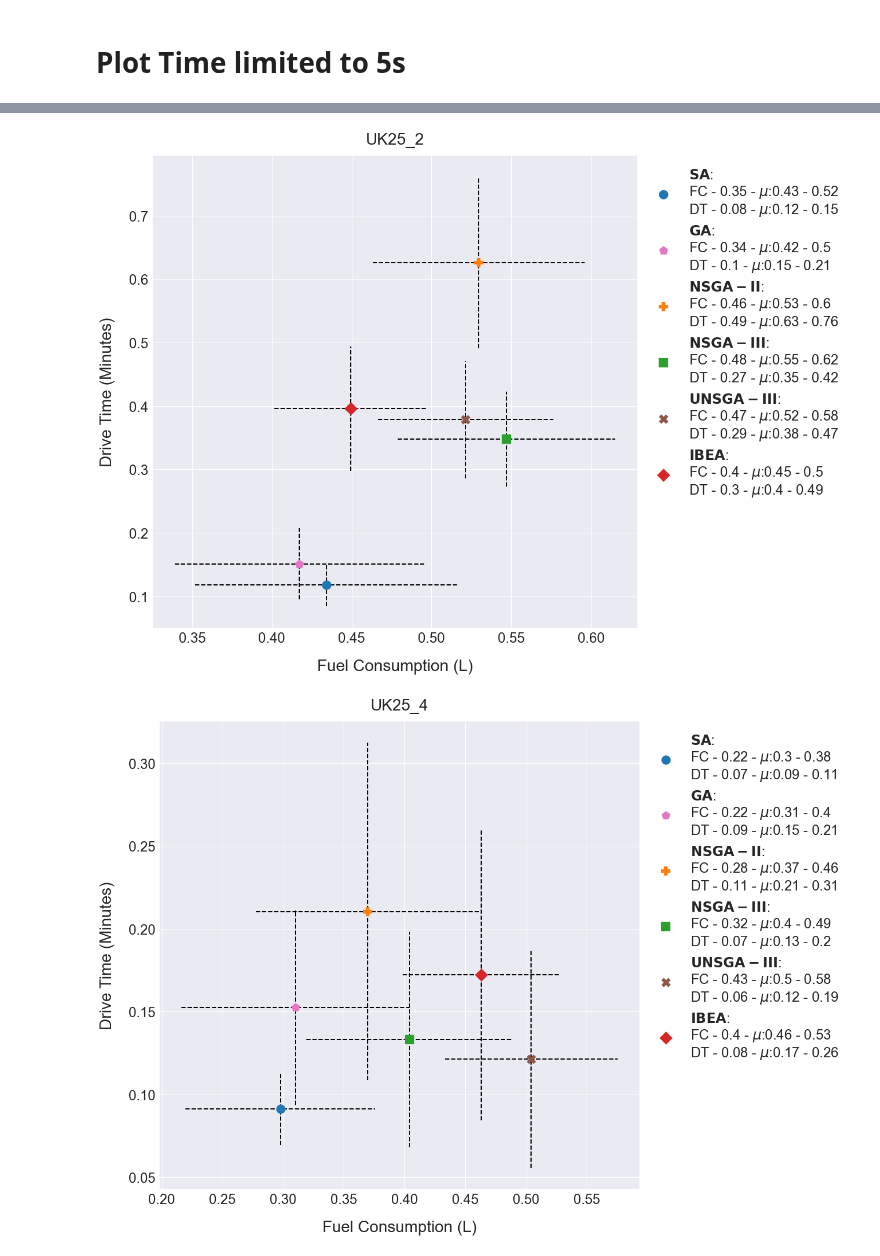
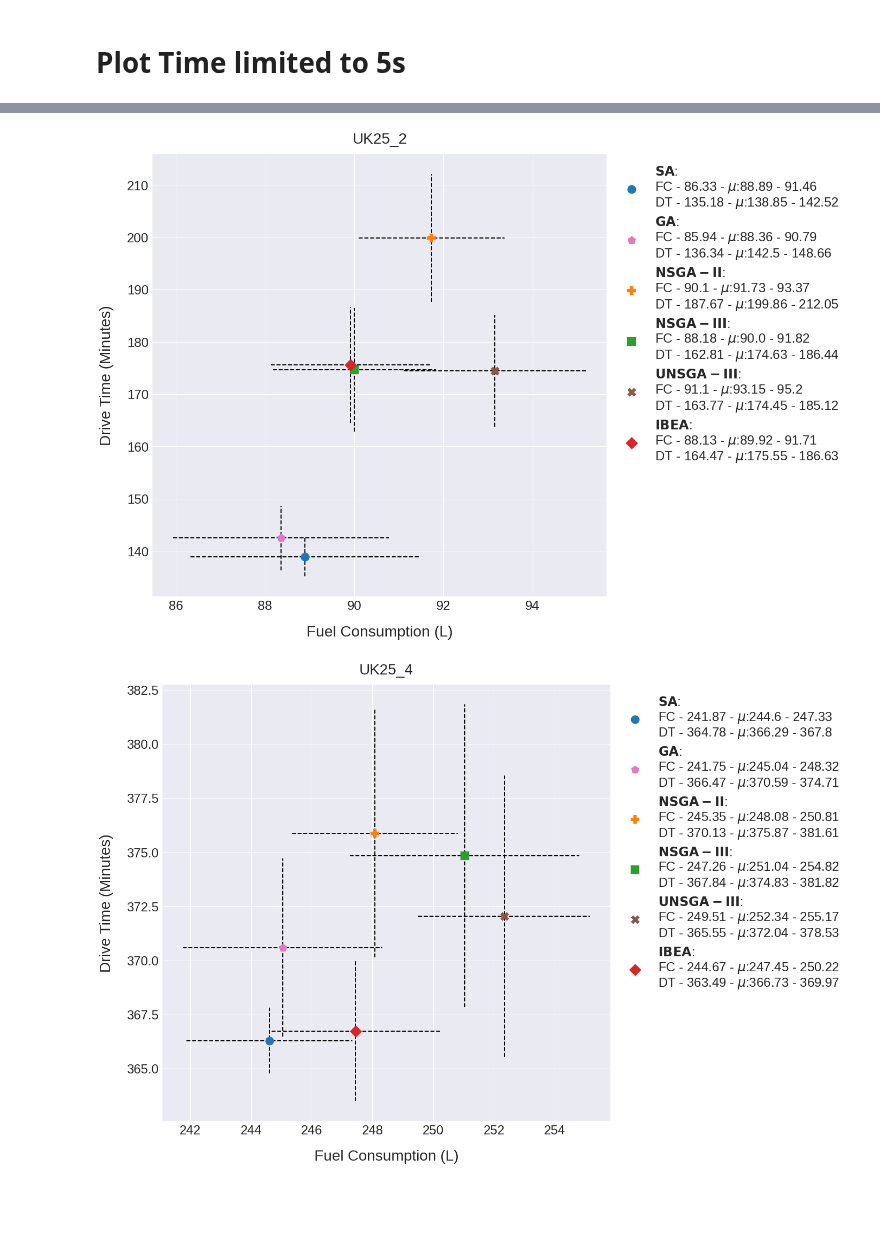
Before and after one commit to kallekj/Explorer, a Jupyter notebook: src/Generate_2dPlots.ipynb, the cells around one changed output, grey strips where cells are left out. Drawn from its saved outputs; the diff is of its cells as text; code cells hidden in the pictures; blank space fills up the shorter version.

```diff
--- a/src/Generate_2dPlots.ipynb
+++ b/src/Generate_2dPlots.ipynb
@@ -295,20 +297,28 @@ Time:  1.888540877000196
 import time
 start_time = time.monotonic()
 print("SA")
-SA_data_evaluation_limited = combine_datasets("SA", "parameter_data/reruns/").mean()
-#SA_data_evaluation_limited = SA_data_evaluation_limited.where(SA_data_evaluation_limited["Parameter Group"] == 4).dropna().mean()
+SA_data_evaluation_limited = combine_datasets("SA", "parameter_data/reruns/")
+#SA_data_evaluation_limited = SA_data_evaluation_limited.where(SA_data_evaluation_limited["Parameter Group"] == 4).dropna()
 print("GA")
-GA_data_evaluation_limited = combine_datasets("GA", "parameter_data/reruns/").mean()
-#GA_data_evaluation_limited = GA_data_evaluation_limited.where(GA_data_evaluation_limited["Parameter Group"] == 38).dropna().mean()
+GA_data_evaluation_limited = combine_datasets("GA", "parameter_data/reruns/")
+#GA_data_evaluation_limited = GA_data_evaluation_limited.where(GA_data_evaluation_limited["Parameter Group"] == 38).dropna()
 print("NSGA2")
-NSGA2_data_evaluation_limited = combine_datasets("NSGA2", "parameter_data/reruns/").mean()
+NSGA2_data_evaluation_limited = combine_datasets("NSGA2", "parameter_data/reruns2/")
 print("NSGA3")
-NSGA3_data_evaluation_limited = combine_datasets("NSGA3", "parameter_data/reruns/").mean()
+NSGA3_data_evaluation_limited = combine_datasets("NSGA3", "parameter_data/reruns2/")
 print("UNSGA3")
-UNSGA3_data_evaluation_limited = combine_datasets("UNSGA3", "parameter_data/reruns/").mean()
+UNSGA3_data_evaluation_limited = combine_datasets("UNSGA3", "parameter_data/reruns2/")
 print("IBEA")
-IBEA_data_evaluation_limited = combine_datasets("IBEA", "parameter_data/reruns/").mean()
-
+IBEA_data_evaluation_limited = combine_datasets("IBEA", "parameter_data/reruns2/")
+add_minmax_fuel_drivetime_columns([SA_data_evaluation_limited,GA_data_evaluation_limited,
+                                   NSGA2_data_evaluation_limited,NSGA3_data_evaluation_limited,
+                                   UNSGA3_data_evaluation_limited,IBEA_data_evaluation_limited])
+SA_data_evaluation_limited = SA_data_evaluation_limited.mean()
+GA_data_evaluation_limited = GA_data_evaluation_limited.mean()
+NSGA2_data_evaluation_limited = NSGA2_data_evaluation_limited.mean()
+NSGA3_data_evaluation_limited = NSGA3_data_evaluation_limited.mean()
+UNSGA3_data_evaluation_limited = UNSGA3_data_evaluation_limited.mean()
+IBEA_data_evaluation_limited = IBEA_data_evaluation_limited.mean()
 print("Time: ", time.monotonic() - start_time)
 # %% [output]
 SA
@@ -349,38 +357,37 @@ plt.show()
 # %%
-for dataset in ["UK25_2", "UK25_4", "UK25_8", "UK50_1", "UK50_2", "UK50_4", "UK75_1", "UK75_3", "UK75_6"]:
+for dataset in ["UK25_2", "UK25_4", "UK25_8", "UK50_1", "UK50_2", "UK50_4", "UK75_1","UK75_3","UK75_6"]:
     SA_data_evaluation_limited_unique = combine_datasets("SA", "parameter_data/reruns/", dataset)
     #SA_data_evaluation_limited = SA_data_evaluation_limited.where(SA_data_evaluation_limited["Parameter Group"] == 4).dropna().mean()
     GA_data_evaluation_limited_unique = combine_datasets("GA", "parameter_data/reruns/", dataset)
-    if dataset == "UK25_8":
-        pass
+
         #print(GA_data_evaluation_limited_unique)
     #GA_data_evaluation_limited = GA_data_evaluation_limited.where(GA_data_evaluation_limited["Parameter Group"] == 38).dropna().mean()
-    NSGA2_data_evaluation_limited_unique = combine_datasets("NSGA2", "parameter_data/reruns/", dataset)
-    NSGA3_data_evaluation_limited_unique = combine_datasets("NSGA3", "parameter_data/reruns/", dataset)
-    UNSGA3_data_evaluation_limited_unique = combine_datasets("UNSGA3", "parameter_data/reruns/", dataset)
-    IBEA_data_evaluation_limited_unique = combine_datasets("IBEA", "parameter_data/reruns/", dataset)
+    NSGA2_data_evaluation_limited_unique = combine_datasets("NSGA2", "parameter_data/reruns2/", dataset)
+    NSGA3_data_evaluation_limited_unique = combine_datasets("NSGA3", "parameter_data/reruns2/", dataset)
+    UNSGA3_data_evaluation_limited_unique = combine_datasets("UNSGA3", "parameter_data/reruns2/", dataset)
+    IBEA_data_evaluation_limited_unique = combine_datasets("IBEA", "parameter_data/reruns2/", dataset)
 
     algorithms = [SA_data_evaluation_limited_unique, GA_data_evaluation_limited_unique, NSGA2_data_evaluation_limited_unique, NSGA3_data_evaluation_limited_unique, UNSGA3_data_evaluation_limited_unique, IBEA_data_evaluation_limited_unique]
     add_minmax_fuel_drivetime_columns(algorithms)
 
     SA_data_evaluation_limited_unique = SA_data_evaluation_limited_unique.mean()
     GA_data_evaluation_limited_unique = GA_data_evaluation_limited_unique.mean()
     NSGA2_data_evaluation_limited_unique = NSGA2_data_evaluation_limited_unique.mean()
     NSGA3_data_evaluation_limited_unique = NSGA3_data_evaluation_limited_unique.mean()
     UNSGA3_data_evaluation_limited_unique = UNSGA3_data_evaluation_limited_unique.mean()
     IBEA_data_evaluation_limited_unique = IBEA_data_evaluation_limited_unique.mean()
     algorithms = [SA_data_evaluation_limited_unique, GA_data_evaluation_limited_unique, NSGA2_data_evaluation_limited_unique, NSGA3_data_evaluation_limited_unique, UNSGA3_data_evaluation_limited_unique, IBEA_data_evaluation_limited_unique]
 
 
 
     labels = ["SA", "GA", "NSGA-II", "NSGA-III", "UNSGA-III", "IBEA"]
     fig, ax = plot_2d_minmax_scaled(algorithms, labels)
     plt.legend(bbox_to_anchor=(1, 1))
     ax.set_xlabel("Fuel Consumption (L)",labelpad=24)
     ax.set_ylabel("Drive Time (Minutes)",labelpad=24)
     #plt.tight_layout(pad=2)
     plt.title(dataset)
     plt.show()
 # %% [output]
-[figure, old version]
+[figure, new version]
-[figure, old version]
+[figure, new version]
```
Also changed, not shown: parts of 9 cells of this notebook, 51 other files.
